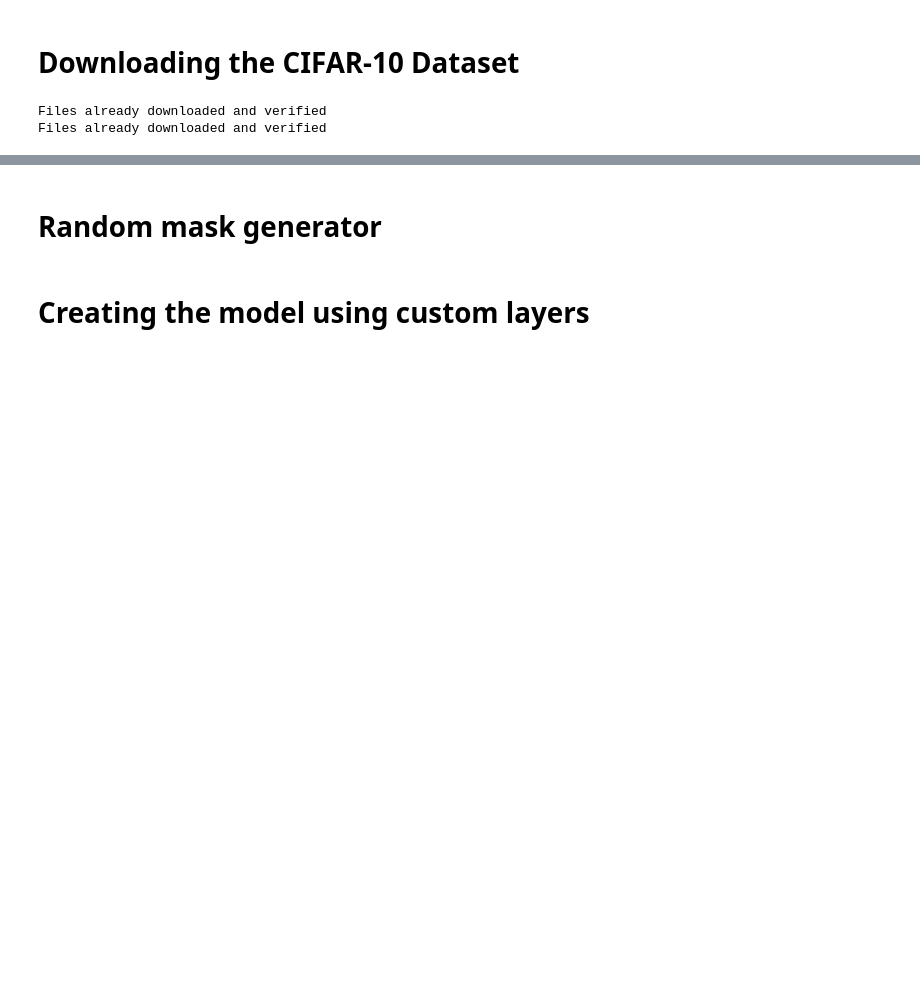
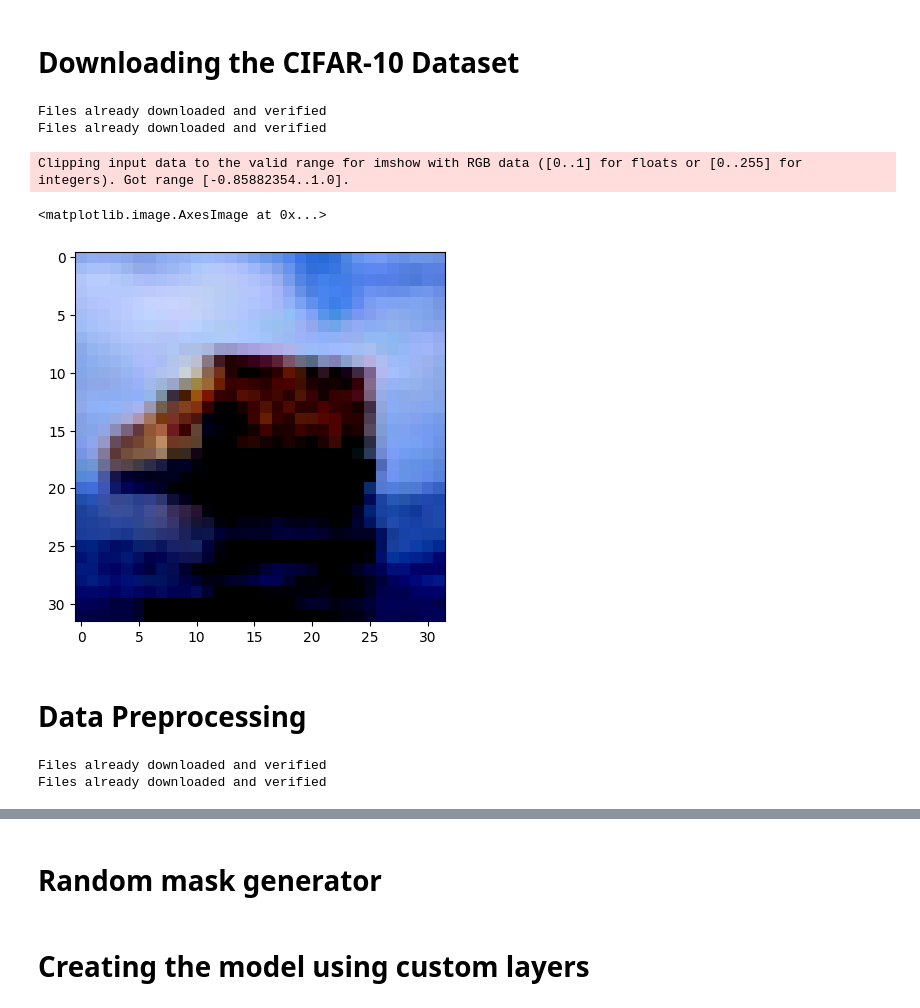
Before and after one commit to ManjotSingh08x/ImageForge, a Jupyter notebook: cifar_10_model.ipynb, the cells around one changed output, grey strips where cells are left out. Cells and saved outputs as stored; diff of their text form; code cells hidden in the pictures; blank space fills up the shorter version.

Commit message:
model working for 32*32 images

```diff
--- a/cifar_10_model.ipynb
+++ b/cifar_10_model.ipynb
@@ -31,3 +32,14 @@ n_samples = len(train_dataset)
 # %% [output]
 Files already downloaded and verified
 Files already downloaded and verified
+# %%
+train_iter = iter(train_loader)
+item, label = train_iter._next_data()
+npimg = np.transpose(item[1].numpy(), (1, 2, 0))
+plt.imshow(npimg)
+# %% [output]
+Clipping input data to the valid range for imshow with RGB data ([0..1] for floats or [0..255] for integers). Got range [-0.85882354..1.0].
+<matplotlib.image.AxesImage at 0x...>
+[figure, added]
+# %% [markdown]
+# Data Preprocessing
@@ -33,0 +91,12 @@ Files already downloaded and verified
+# %%
+Training_Data = DataSet(root='./cifar', train=True)
+Testing_Data = DataSet(root='./cifar', train=False)
+
+Training_Loader = torch.utils.data.DataLoader(Training_Data, batch_size, shuffle=True)
+Testing_Loader = torch.utils.data.DataLoader(Testing_Data, batch_size, shuffle=False)
+
+Train_Iter = iter(Training_Loader)
+Test_Iter = iter(Testing_Loader)
+# %% [output]
+Files already downloaded and verified
+Files already downloaded and verified
```
Also changed, not shown: parts of 15 cells of this notebook, 5 other files.
